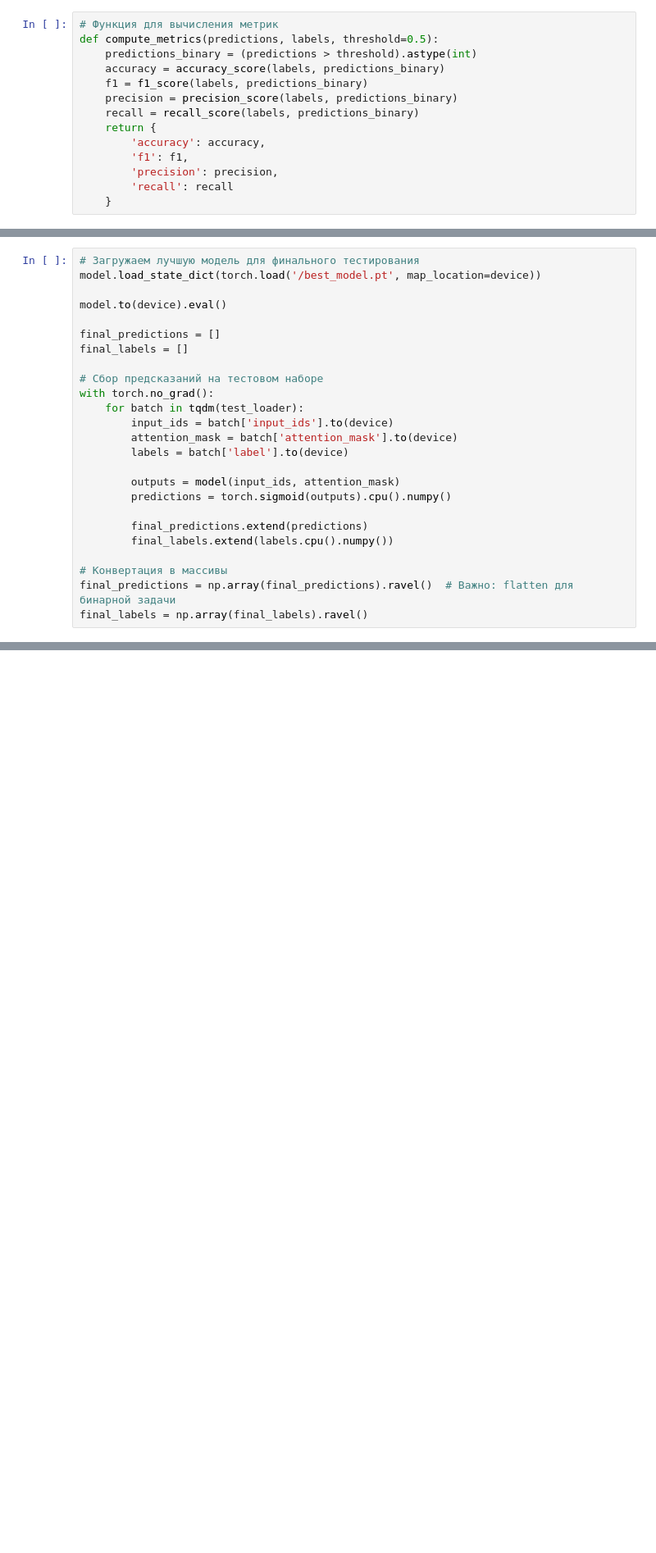
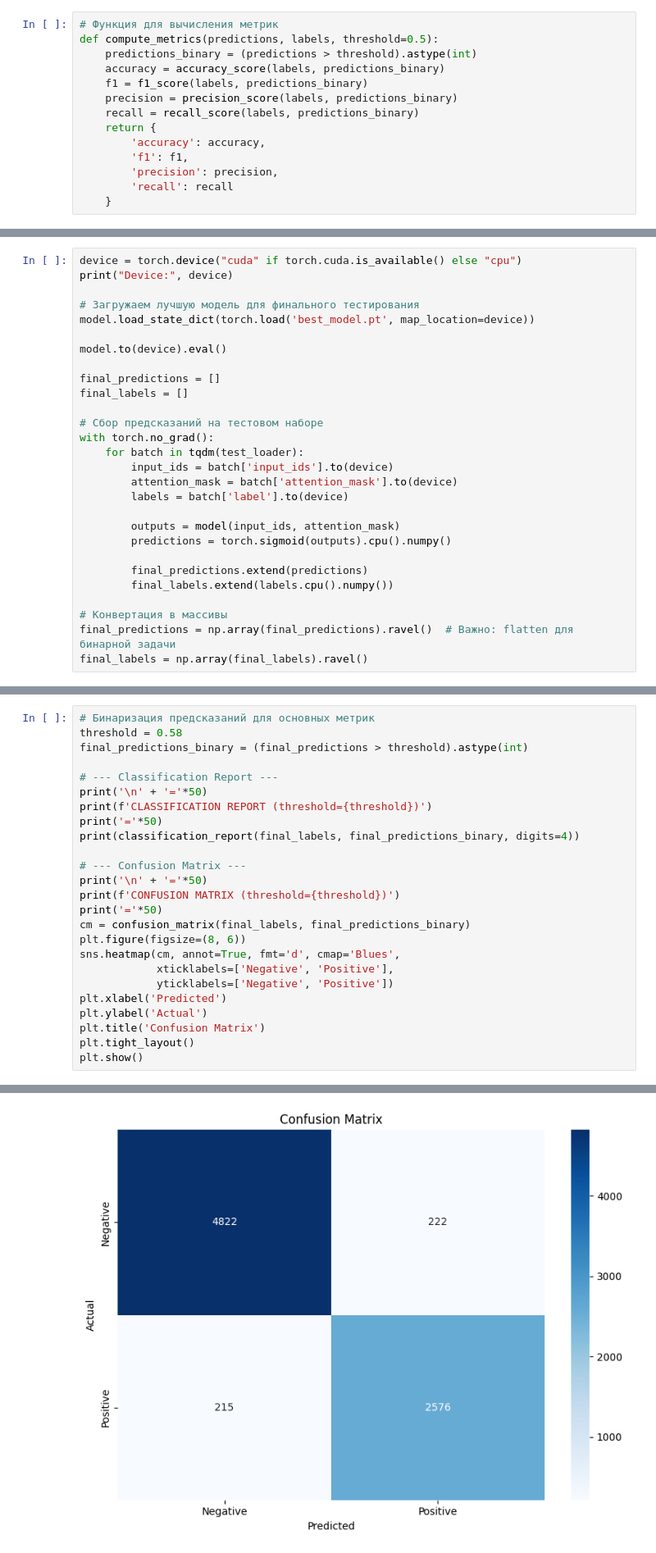
Before and after one commit to IIharlamovv/BERT-CLASSIFIER-REVIEWS, a Jupyter notebook: train_model_kinopoisk.ipynb, the cells around one changed output, grey strips where cells are left out. Shown at 82% size. Cells and saved outputs as stored; diff of their text form; blank space fills up the shorter version.

```diff
--- a/train_model_kinopoisk.ipynb
+++ b/train_model_kinopoisk.ipynb
@@ -551,6 +593,9 @@ Epoch 1/10
 # %%
+device = torch.device("cuda" if torch.cuda.is_available() else "cpu")
+print("Device:", device)
+
 # Загружаем лучшую модель для финального тестирования
-model.load_state_dict(torch.load('/best_model.pt', map_location=device))
+model.load_state_dict(torch.load('best_model.pt', map_location=device))
 
 model.to(device).eval()
 
@@ -616,0 +688,26 @@ plt.show()
+# %%
+# Бинаризация предсказаний для основных метрик
+threshold = 0.58
+final_predictions_binary = (final_predictions > threshold).astype(int)
+
+# --- Classification Report ---
+print('\n' + '='*50)
+print(f'CLASSIFICATION REPORT (threshold={threshold})')
+print('='*50)
+print(classification_report(final_labels, final_predictions_binary, digits=4))
+
+# --- Confusion Matrix ---
+print('\n' + '='*50)
+print(f'CONFUSION MATRIX (threshold={threshold})')
+print('='*50)
+cm = confusion_matrix(final_labels, final_predictions_binary)
+plt.figure(figsize=(8, 6))
+sns.heatmap(cm, annot=True, fmt='d', cmap='Blues',
+            xticklabels=['Negative', 'Positive'],
+            yticklabels=['Negative', 'Positive'])
+plt.xlabel('Predicted')
+plt.ylabel('Actual')
+plt.title('Confusion Matrix')
+plt.tight_layout()
+plt.show()
+# %% [output]
@@ -617,3 +730,4 @@ plt.show()
+[figure, added]
 # %%
 # Добавляем столбцы в датафрейм
 df_test['model_score'] = final_predictions
```
Also changed, not shown: parts of 42 cells of this notebook.
